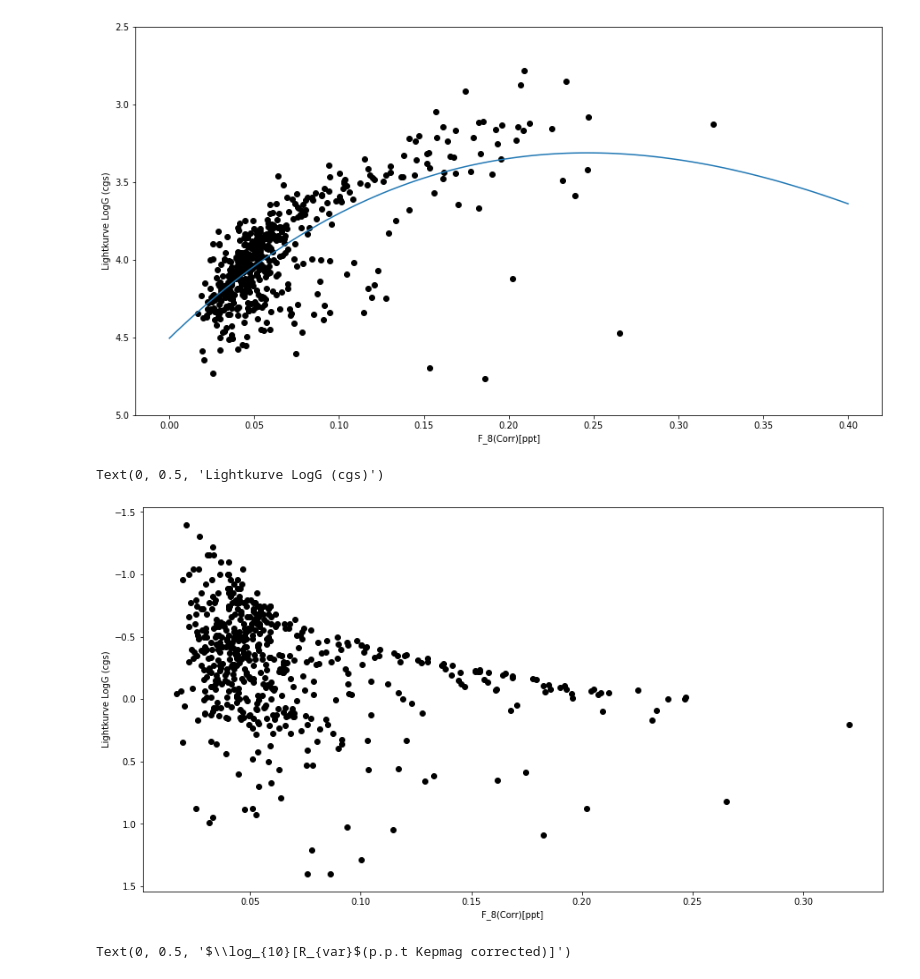
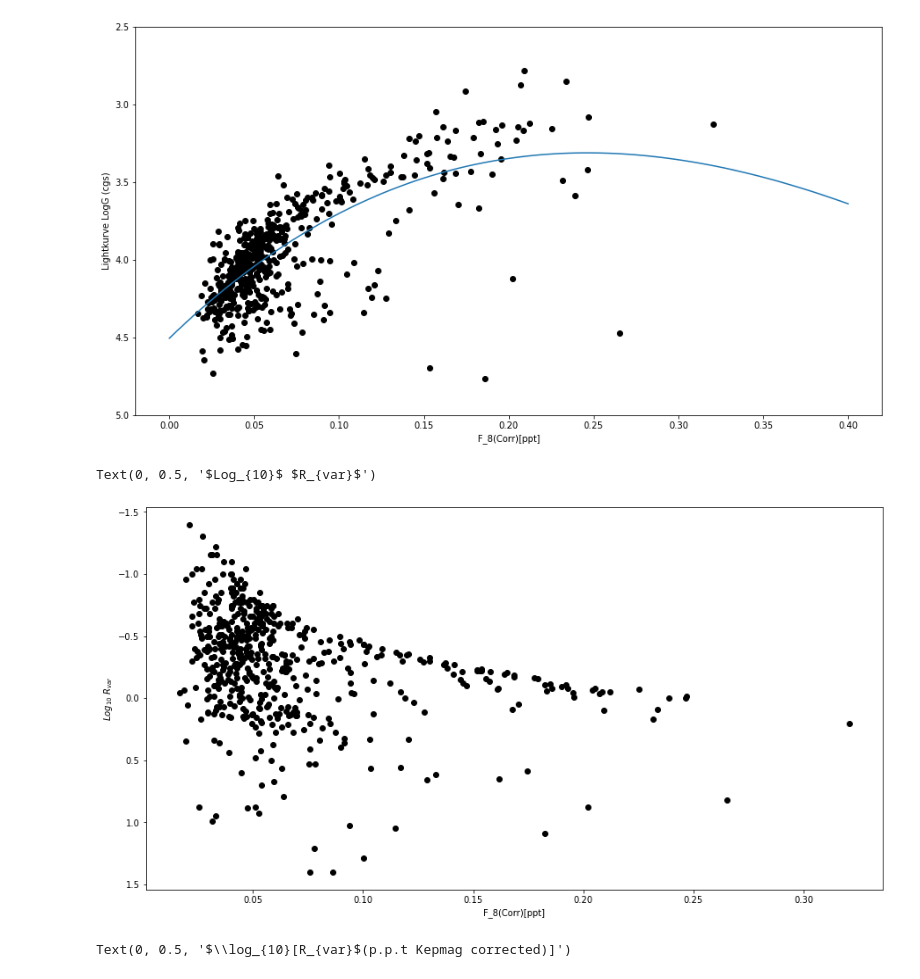
Before and after one commit to Jack3690/Lily, a Jupyter notebook: Light_curves_using_Lightkurve.ipynb, the cells around one changed output. Cells and saved outputs as stored; diff of their text form; code cells hidden in the pictures.

```diff
--- a/Light_curves_using_Lightkurve.ipynb
+++ b/Light_curves_using_Lightkurve.ipynb
@@ -126,12 +126,12 @@ WARNING: Model is linear in parameters; consider using linear fitting methods. [
 # %%
 fig, ax = plt.subplots(1,1, figsize = (15,8))
 ax.scatter(df['F_8(Corr)'], np.log10(df['R(Corr)'].values), color = 'black')
 ax.invert_yaxis()
 ax.set_xlabel('F_8(Corr)[ppt]')
-ax.set_ylabel('Log10 Range')
+ax.set_ylabel(r'$Log_{10}$ ' + r'$R_{var}$')
 # %% [output]
-Text(0, 0.5, 'Lightkurve LogG (cgs)')
+Text(0, 0.5, '$Log_{10}$ $R_{var}$')
-[figure, old version]
+[figure, new version]
 # %%
 |x = df['F_8(Calculated)']
 y = np.log10(df['R(Corr)'])
```
